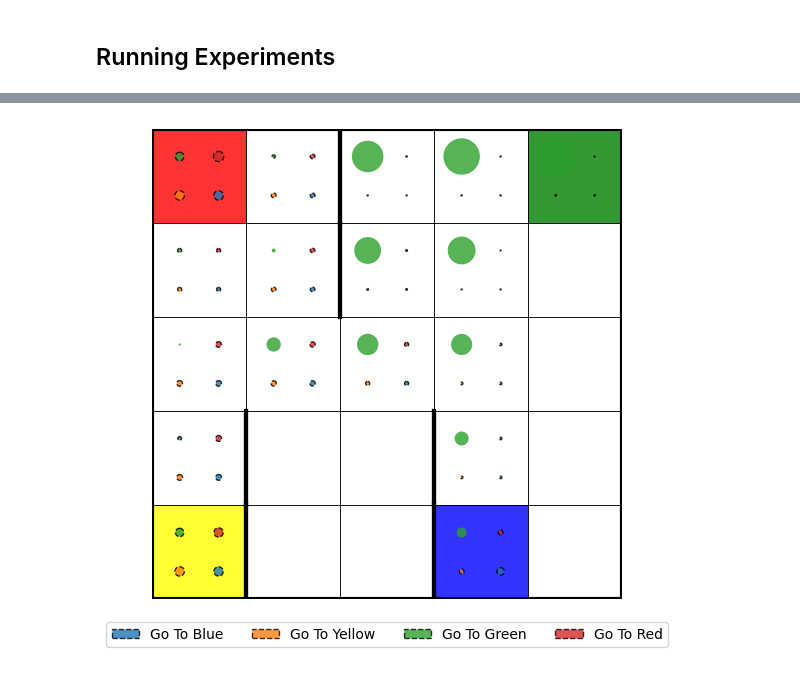
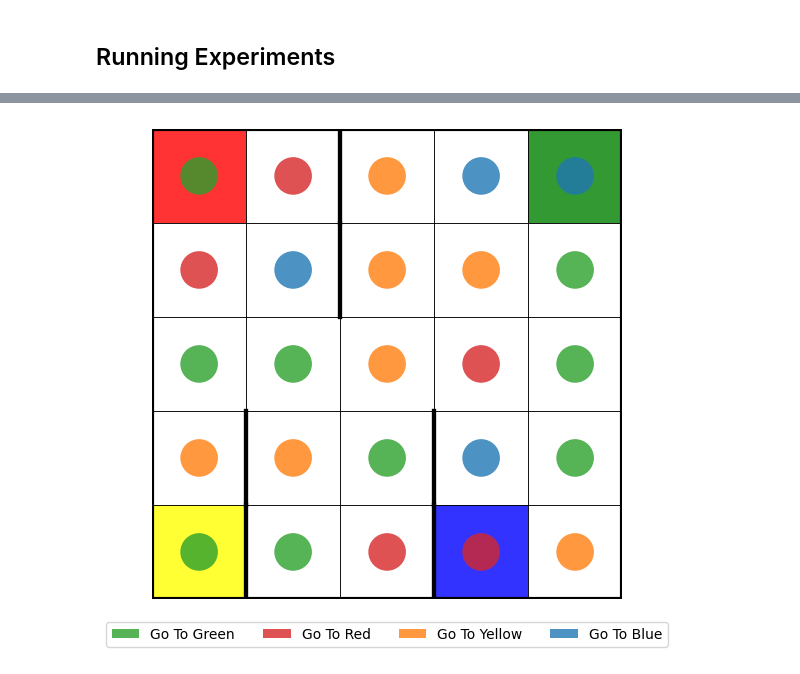
Before and after one commit to JG-0212/DA6400_RL_PA3, a Jupyter notebook: smdp_training.ipynb, the cells around one changed output, grey strips where cells are left out. Drawn from its saved outputs; the diff is of its cells as text; code cells hidden in the pictures.

```diff
--- a/smdp_training.ipynb
+++ b/smdp_training.ipynb
@@ -53,17 +53,21 @@ smdp_hyperparameter_list = [
 # %% [markdown]
 ## Running Experiments
 # %%
-def get_termination(source):
+def get_termination(option_destination_location):
     # ((taxi_row * 5 + taxi_col) * 5 + passenger_location) * 4 + destination
-    termination = [0.5 for i in range(500)]
+    termination = [0 for i in range(500)]
 
-    base = 100*source[0] + 20*source[1]
-    idx = tu.LOC_TO_COLOR[source]
+    base = 100*option_destination_location[0] + 20*option_destination_location[1]
+    option_destination = tu.LOC_TO_COLOR[option_destination_location]
 
-    for i in range(4):
-        for j in range(5):
-            if j!=idx:
-                termination[base + j*4 + i] = 1
+    for destination in range(4):
+        for passenger_location in range(5):
+            termination[base + passenger_location*4 + destination] = 1
+
+    for destination in range(4):
+        termination[base + option_destination*4 + destination] = 0
+
+    termination[base + tu.IN_TAXI*4 + option_destination] = 0
 
     return termination
 
@@ -122,34 +126,34 @@ def vis(state, Qtable, option_labels=None):
     tv.visualize_adjacency()
     tv.visualize_locations()
 
     option_values = Qtable[:,:,passenger_location, destination,:]
     options = np.argmax(option_values, axis=-1)
 
-    # tv.visualize_options(options, option_labels)
+    tv.visualize_options(options, option_labels)
 
-    tv.visualize_options_bubble_plot(option_values, option_labels, norm_axis=None)
+    # tv.visualize_options_bubble_plot(option_values, option_labels, norm_axis=None)
 
     # tv.visualize_heatmap(qvals)
     # tv.visualize_taxi_passenger_destination(state)
 
 
     fig.legend(loc="lower center", bbox_to_anchor=(0.5, -0.08), ncol=4, fontsize=10)
 
     ax.set_xlim(0, 5)
     ax.set_ylim(0, 5)
     ax.set_aspect("equal")
     ax.axis("off")
     plt.gca().invert_yaxis()
 
     plt.tight_layout()
     plt.show()
 
 
 option_labels = {}
 for option in options:
     option_labels[option.index] = option.label
 
 Qtable = np.reshape(smdp_agent.Qtable, (5,5,5,4,-1))
-vis(tu.encode_env_state(3, 3, tu.IN_TAXI, tu.GREEN), Qtable, option_labels)
+vis(tu.encode_env_state(3, 3, tu.GREEN, tu.RED), Qtable, option_labels)
 # %% [output]
-[figure, old version]
+[figure, new version]
```
Also changed, not shown: parts of 3 cells of this notebook, 4 other files.
